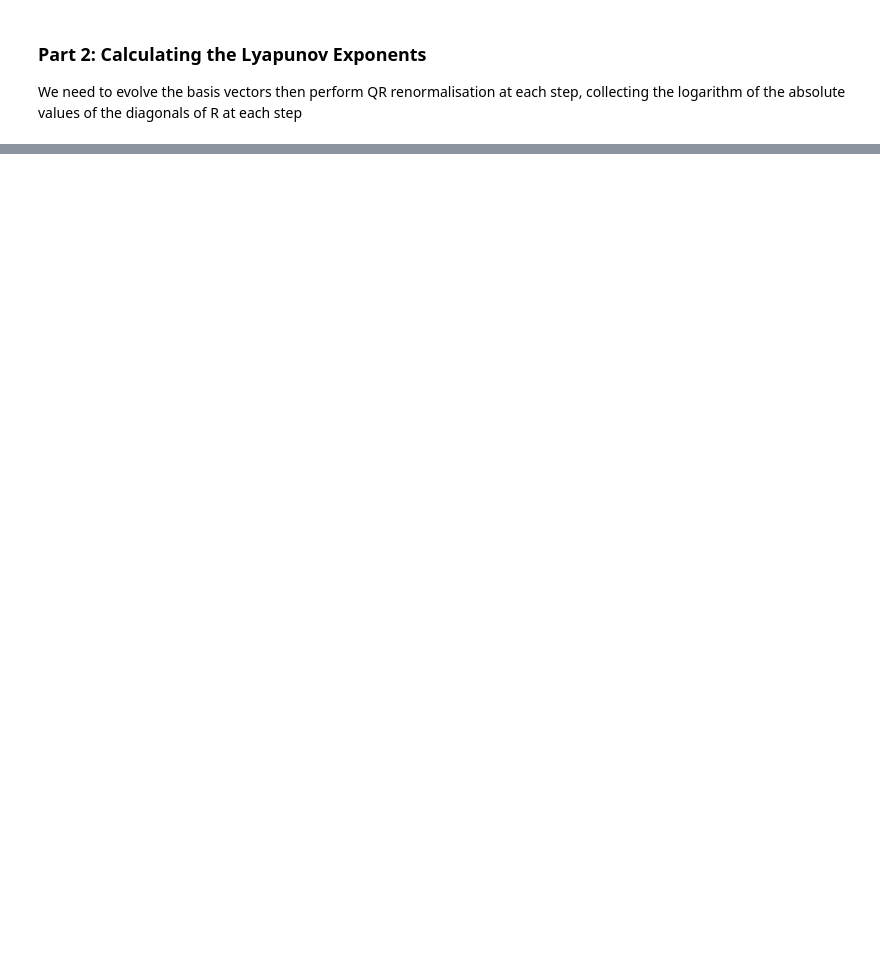
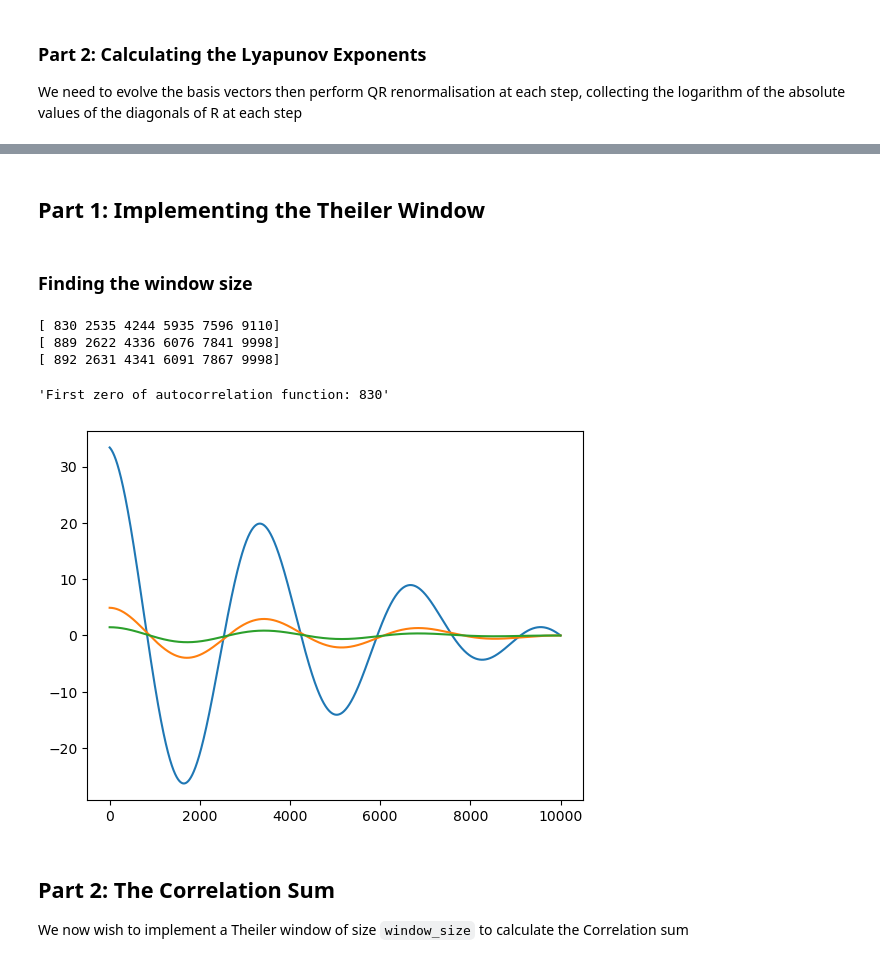
Before and after one commit to mlin706/CDA, a Jupyter notebook: O25 code/code_second_attempt.ipynb, the cells around one changed output, grey strips where cells are left out. Saved outputs shown, nothing was run; the diff lists cells and outputs as text; code cells hidden in the pictures; blank space fills up the shorter version.

Commit message:
Backup: Before starting work (18.04)

```diff
--- a/O25 code/code_second_attempt.ipynb
+++ b/O25 code/code_second_attempt.ipynb
@@ -127,7 +152,7 @@ Text(0.5, 0.98, 'Numerical Simulation of the Quasi-Static Spring Slider')
 
 We need to evolve the basis vectors then perform QR renormalisation at each step, collecting the logarithm of the absolute values of the diagonals of R at each step
 # %%
-def extended_func(t, input_vars):
+def extended_func(t, input_vars, dt=0.1):
 
     assert len(input_vars) == 12 # 3 input vars (x1, x2, x3) + 9 basis vars (3x3 matrix representing 3 basis vectors)
 
@@ -139,6 +164,8 @@ def extended_func(t, input_vars):
     dXdt = backup_func(t, X)
     J = jacobian(X)
 
-    new_basis = J @ basis
+    A = np.eye(3) + J * dt
+
+    new_basis = A @ basis
 
     return np.concatenate([dXdt, new_basis.flatten()])
@@ -172,19 +246,22 @@ for cur_time in tqdm(np.arange(t_start, t_end, dt)):
 
     Q, R = np.linalg.qr(cur_basis)
 
-    ## the r_ii values (the amount the bases stretch by)
-    stretch = np.diag(R)
+    new_basis = Q
 
-    ## collect Lyapunov exponents after the transient
     if cur_time >= t_transient:
+        ## the r_ii values (the amount the bases stretch by)
+        stretch = np.diag(R)
 
+        ## collect Lyapunov exponents after the transient
         lyap_total += np.log(np.abs(stretch))
 
         lyap_exponents = np.log(np.abs(stretch)) / cur_time
 
         lyap_history.append(lyap_exponents)
 
-    ## set the basis vectors to the orthogonal ones
-    cur_vars[3:] = Q.flatten()
+        ## set the basis vectors to the orthogonal ones
+        cur_vars[3:] = Q.flatten()
+
+print(lyap_total)
 # %%
 lyap_total / t_end
@@ -206,0 +371,51 @@ np.float64(2.2243468377053213)
+# %% [markdown]
+## Part 1: Implementing the Theiler Window
+# %% [markdown]
+### Finding the window size
+# %%
+def autocorrelation(arr, num_pts = 10000):
+    '''
+    Returns array of autocorrelation for an array
+    '''
+
+    corr = np.correlate(arr[:num_pts], arr[:num_pts], mode='full')
+
+    return corr[num_pts-1:]
+
+def sign_changes(arr):
+    '''
+    Returns indices before sign changes
+    '''
+
+    return np.where(np.diff(np.sign(arr)))[0]
+
+x1, x2, x3 = soln.y
+
+ac1 = autocorrelation(x1)
+ac2 = autocorrelation(x2)
+ac3 = autocorrelation(x3)
+
+plt.plot(ac1)
+plt.plot(ac2)
+plt.plot(ac3)
+
+z1 = sign_changes(ac1)
+z2 = sign_changes(ac2)
+z3 = sign_changes(ac3)
+
+print(z1)
+print(z2)
+print(z3)
+
+## choose first zero of the x window
+FIRST_ZERO = min(z1[0], z2[0], z3[0])
+display(f'First zero of autocorrelation function: {FIRST_ZERO}')
+# %% [output]
+[ 830 2535 4244 5935 7596 9110]
+[ 889 2622 4336 6076 7841 9998]
+[ 892 2631 4341 6091 7867 9998]
+'First zero of autocorrelation function: 830'
+[figure, added]
+# %% [markdown]
+## Part 2: The Correlation Sum
+We now wish to implement a Theiler window of size `window_size` to calculate the Correlation sum
```
Also changed, not shown: parts of 19 cells of this notebook, 1 other file.
